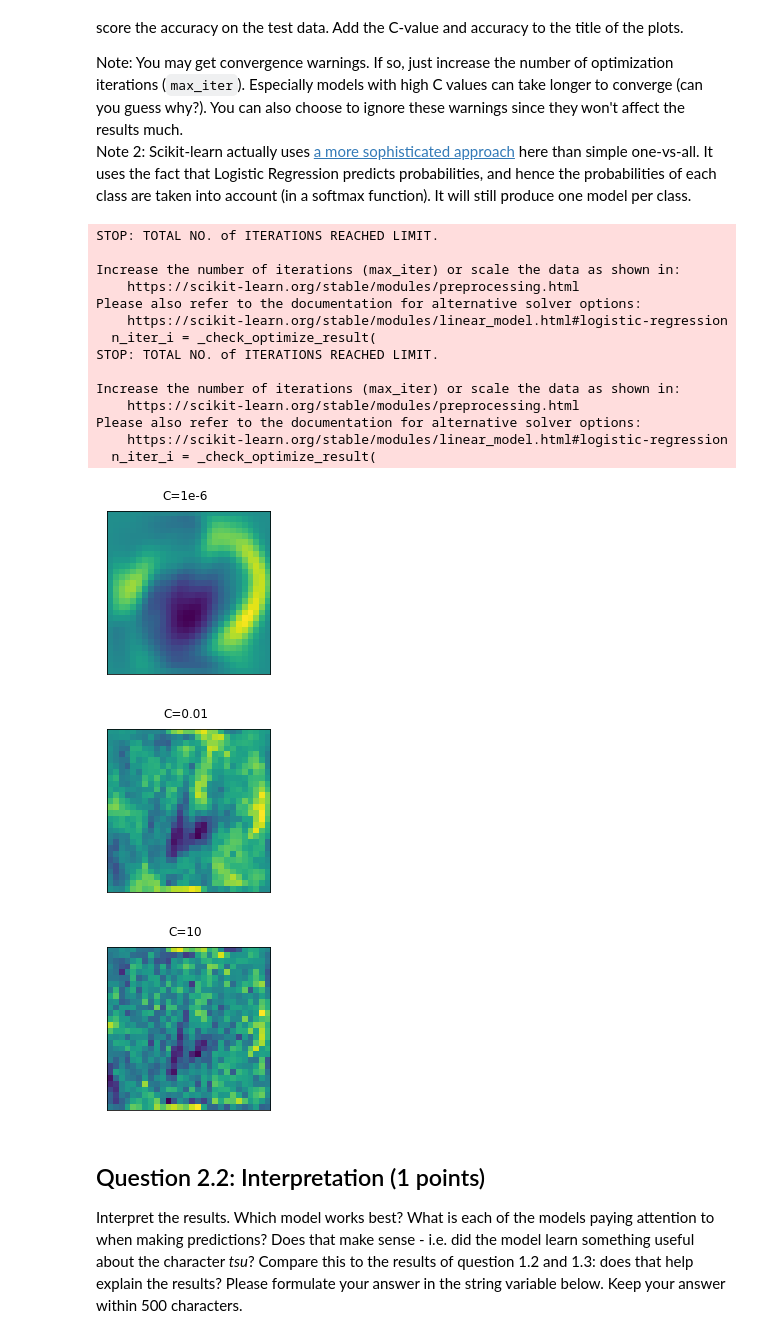
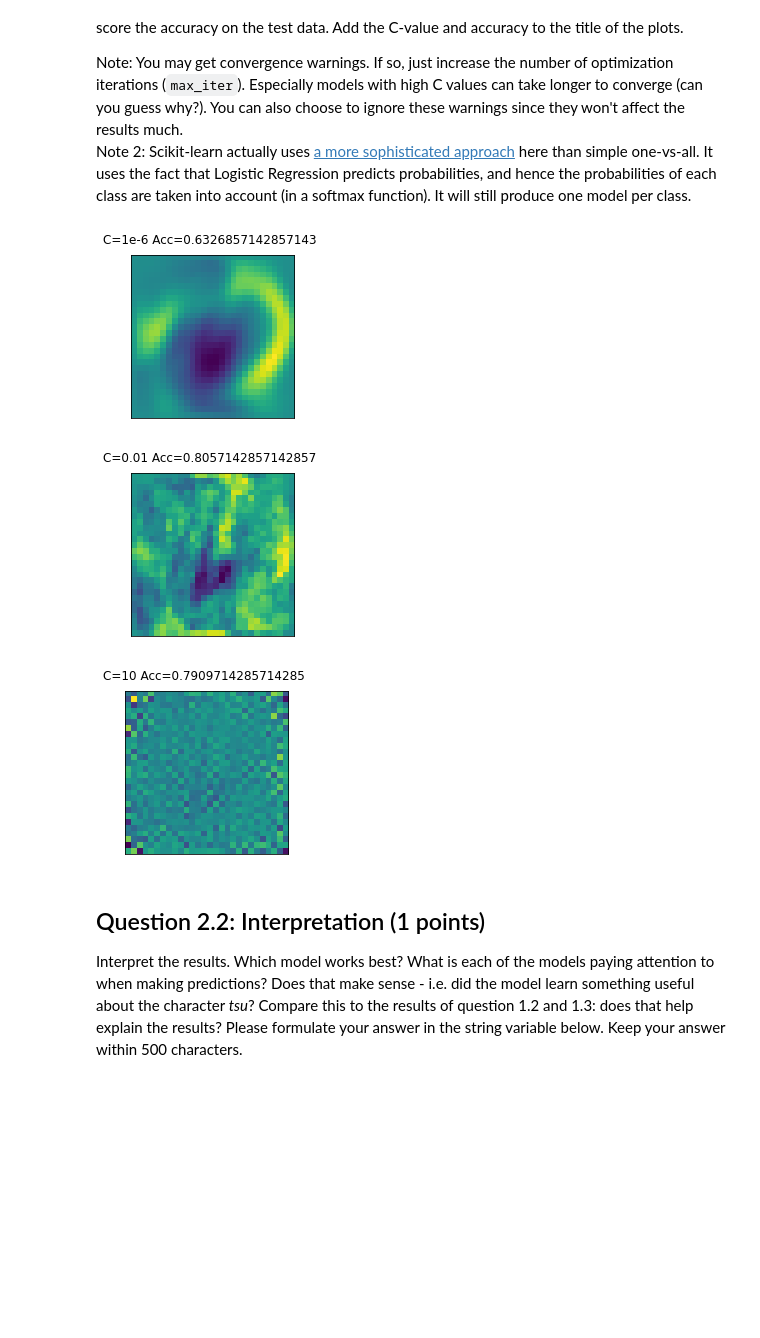
Before and after one commit to nikhil-96/ML-Assignment1, a Jupyter notebook: Assignment_1.ipynb, the cells around one changed output. Drawn from its saved outputs; the diff is of its cells as text; code cells hidden in the pictures; blank space fills up the shorter version.

Commit message:
minor fixes & iterations increased for convergence warning

```diff
--- a/Assignment_1.ipynb
+++ b/Assignment_1.ipynb
@@ -229,40 +229,31 @@ Note 2: Scikit-learn actually uses [a more sophisticated approach](https://sciki
 # %%
 # Implement. Do not change the name or signature of this function.
 def plot_tsu_coefficients(X,y):
     """ Plots 28x28 heatmaps showing the coefficients of three Logistic
     Regression models, each with different amounts of regularization values.
     X -- the data for training and testing
     y -- the correct labels
 
     Returns: 3 plots, as described above.
     """
-    clf1 = LogisticRegression(C=1e-6).fit(X,y)
-    clf2 = LogisticRegression(C=0.01).fit(X,y)
-    clf3 = LogisticRegression(C=10).fit(X,y)
+    X_train, X_test, y_train, y_test = train_test_split(X, y, stratify=y, random_state=0)
 
-    plot_coefficients(clf1.coef_[3], 'C=1e-6')
-    plot_coefficients(clf2.coef_[3], 'C=0.01')
-    plot_coefficients(clf3.coef_[3], 'C=10')
+    clf1 = LogisticRegression(C=1e-6, max_iter=4000).fit(X_train,y_train)
+    clf1_acc = clf1.score(X_test, y_test)
+    clf2 = LogisticRegression(C=0.01, max_iter=4000).fit(X_train,y_train)
+    clf2_acc = clf2.score(X_test, y_test)
+    clf3 = LogisticRegression(C=10, max_iter=4000).fit(X_train,y_train)
+    clf3_acc = clf3.score(X_test, y_test)
+
+    plot_coefficients(clf1.coef_[3], f'C=1e-6 Acc={clf1_acc}')
+    plot_coefficients(clf2.coef_[3], f'C=0.01 Acc={clf2_acc}')
+    plot_coefficients(clf3.coef_[3], f'C=10 Acc={clf3_acc}')
 
 plot_tsu_coefficients(X,y)
 # %% [output]
-STOP: TOTAL NO. of ITERATIONS REACHED LIMIT.
-
-Increase the number of iterations (max_iter) or scale the data as shown in:
-    https://scikit-learn.org/stable/modules/preprocessing.html
-Please also refer to the documentation for alternative solver options:
-    https://scikit-learn.org/stable/modules/linear_model.html#logistic-regression
-  n_iter_i = _check_optimize_result(
-STOP: TOTAL NO. of ITERATIONS REACHED LIMIT.
-
-Increase the number of iterations (max_iter) or scale the data as shown in:
-    https://scikit-learn.org/stable/modules/preprocessing.html
-Please also refer to the documentation for alternative solver options:
-    https://scikit-learn.org/stable/modules/linear_model.html#logistic-regression
-  n_iter_i = _check_optimize_result(
-[figure, old version]
+[figure, new version]
-[figure, old version]
+[figure, new version]
-[figure, old version]
+[figure, new version]
 # %% [markdown]
 ## Question 2.2: Interpretation (1 points)
 Interpret the results. Which model works best? What is each of the models paying attention to when making predictions? Does that make sense - i.e. did the model learn something useful about the character *tsu*? Compare this to the results of question 1.2 and 1.3: does that help explain the results? Please formulate your answer in the string variable below. Keep your answer within 500 characters.
```
Also changed, not shown: parts of 1 cell of this notebook, 3 other files.
